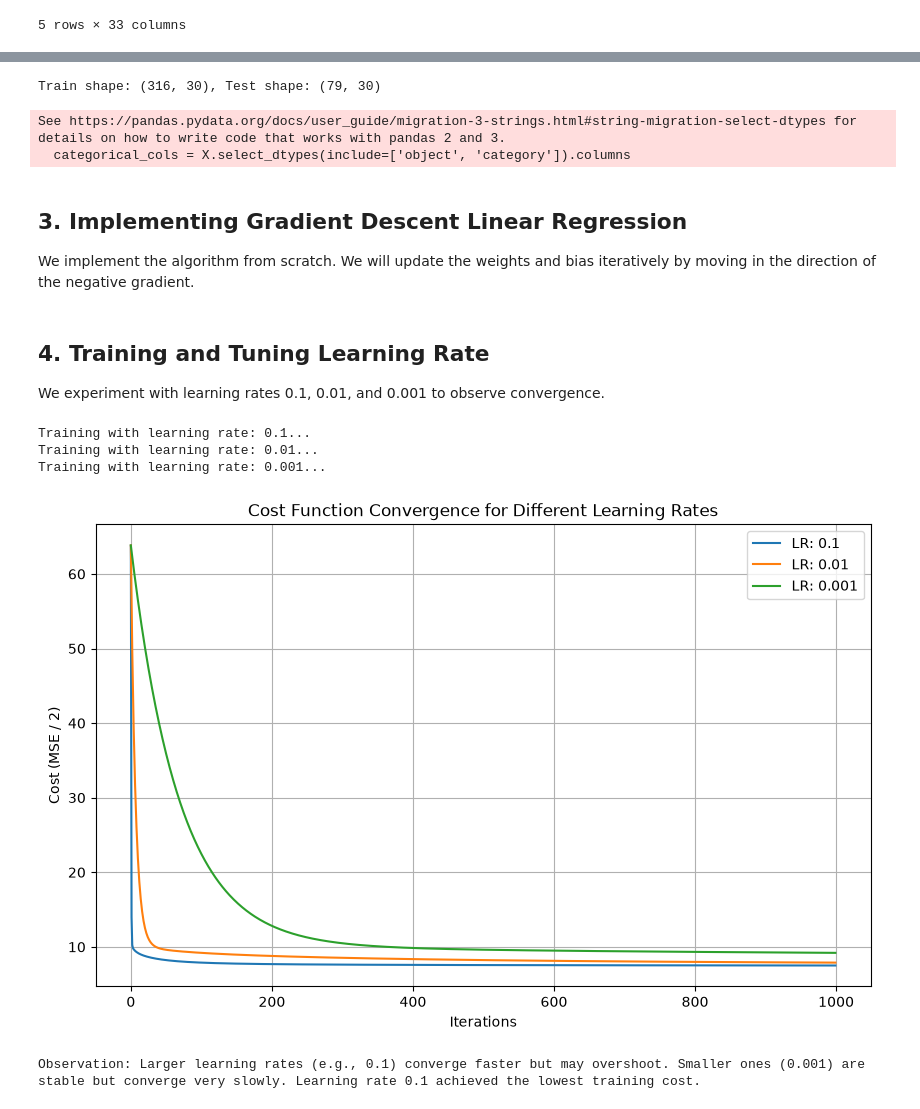
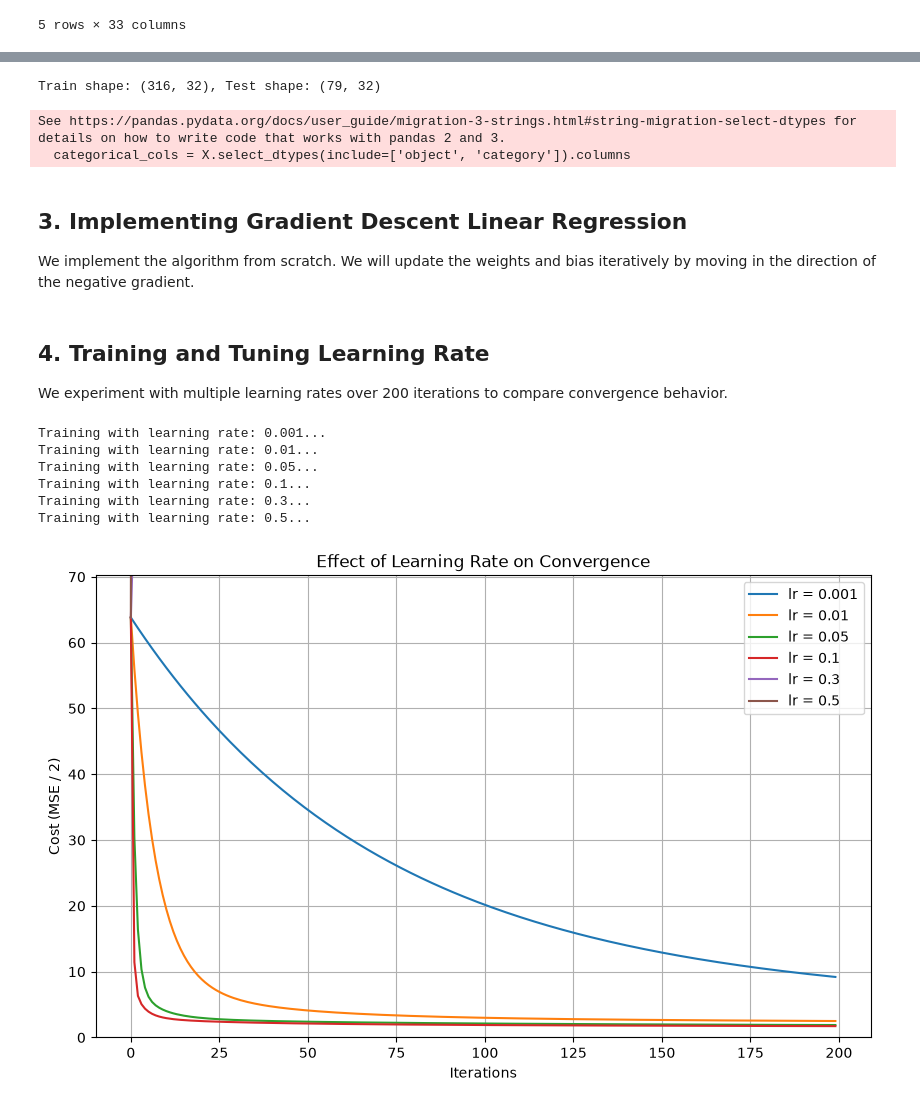
Before and after one commit to DarshanHeble/Machine-Learning, a Jupyter notebook: lab5/lab5_2547119.ipynb, the cells around one changed output, grey strips where cells are left out. Drawn from its saved outputs; the diff is of its cells as text; code cells hidden in the pictures.

```diff
--- a/lab5/lab5_2547119.ipynb
+++ b/lab5/lab5_2547119.ipynb
@@ -66,29 +64,29 @@ Dataset loaded successfully. Shape: (395, 33)
 # %%
-# Define target variable (Final Grade G3) and features (drop G1, G2)
+# Define target variable (G3) and keep all features (including G1, G2)
 target = 'G3'
-X = df.drop(columns=[target, 'G1', 'G2'])
+X = df.drop(columns=[target])
 y = df[target].values
 
-# Separate categorical and numerical column names
+# Identify categorical and numerical columns
 categorical_cols = X.select_dtypes(include=['object', 'category']).columns
 numerical_cols = X.select_dtypes(include=['int64', 'float64']).columns
 
-# Standardize numerical features and one-hot encode categorical features
+# Construct column transformer for standard scaling and one-hot encoding
 preprocessor = ColumnTransformer(
     transformers=[
         ('num', StandardScaler(), numerical_cols),
         ('cat', OneHotEncoder(drop='first', sparse_output=False), categorical_cols)
     ])
 
-# Perform 80/20 train-test split
+# Train-test split (80% train, 20% test)
 X_train_raw, X_test_raw, y_train, y_test = train_test_split(X, y, test_size=0.2, random_state=42)
 print(f"Train shape: {X_train_raw.shape}, Test shape: {X_test_raw.shape}")
 
-# Fit preprocessor on training data and transform train/test sets
+# Fit preprocessor on training data and transform sets
 X_train = preprocessor.fit_transform(X_train_raw)
 X_test = preprocessor.transform(X_test_raw)
 # %% [output]
-Train shape: (316, 30), Test shape: (79, 30)
+Train shape: (316, 32), Test shape: (79, 32)
 See https://pandas.pydata.org/docs/user_guide/migration-3-strings.html#string-migration-select-dtypes for details on how to write code that works with pandas 2 and 3.
   categorical_cols = X.select_dtypes(include=['object', 'category']).columns
 # %% [markdown]
@@ -131,30 +129,32 @@ class GradientDescentLinearRegression:
         return np.dot(X, self.weights) + self.bias
 # %% [markdown]
 ## 4. Training and Tuning Learning Rate
-We experiment with learning rates 0.1, 0.01, and 0.001 to observe convergence.
+We experiment with multiple learning rates  over 200 iterations to compare convergence behavior.
 # %%
-# Experiment with different learning rates
-learning_rates = [0.1, 0.01, 0.001]
+# Experiment with learning rates to analyze convergence
+learning_rates = [0.001, 0.01, 0.05, 0.1, 0.3, 0.5]
 models = {}
 plt.figure(figsize=(10, 6))
 
 for lr in learning_rates:
     print(f"Training with learning rate: {lr}...")
-    model = GradientDescentLinearRegression(learning_rate=lr, iterations=1000)
+    model = GradientDescentLinearRegression(learning_rate=lr, iterations=200)
     model.fit(X_train, y_train)
     models[lr] = model
-    # Plot cost convergence curve
-    plt.plot(range(1000), model.cost_history, label=f'lr = {lr}')
+    plt.plot(range(200), model.cost_history, label=f'lr = {lr}')
 
-plt.xlabel('Number of Iterations')
+plt.xlabel('Iterations')
 plt.ylabel('Cost (MSE / 2)')
-plt.title('Cost Function Convergence vs. Iterations')
+plt.title('Effect of Learning Rate on Convergence')
 plt.legend()
+plt.ylim(0, models[0.001].cost_history[0] * 1.1)
 plt.grid(True)
 plt.show()
 # %% [output]
+Training with learning rate: 0.001...
+Training with learning rate: 0.01...
+Training with learning rate: 0.05...
 Training with learning rate: 0.1...
-Training with learning rate: 0.01...
-Training with learning rate: 0.001...
+Training with learning rate: 0.3...
+Training with learning rate: 0.5...
-[figure, old version]
+[figure, new version]
-Observation: Larger learning rates (e.g., 0.1) converge faster but may overshoot. Smaller ones (0.001) are stable but converge very slowly. Learning rate 0.1 achieved the lowest training cost.
```
Also changed, not shown: parts of 8 cells of this notebook, 3 other files.
